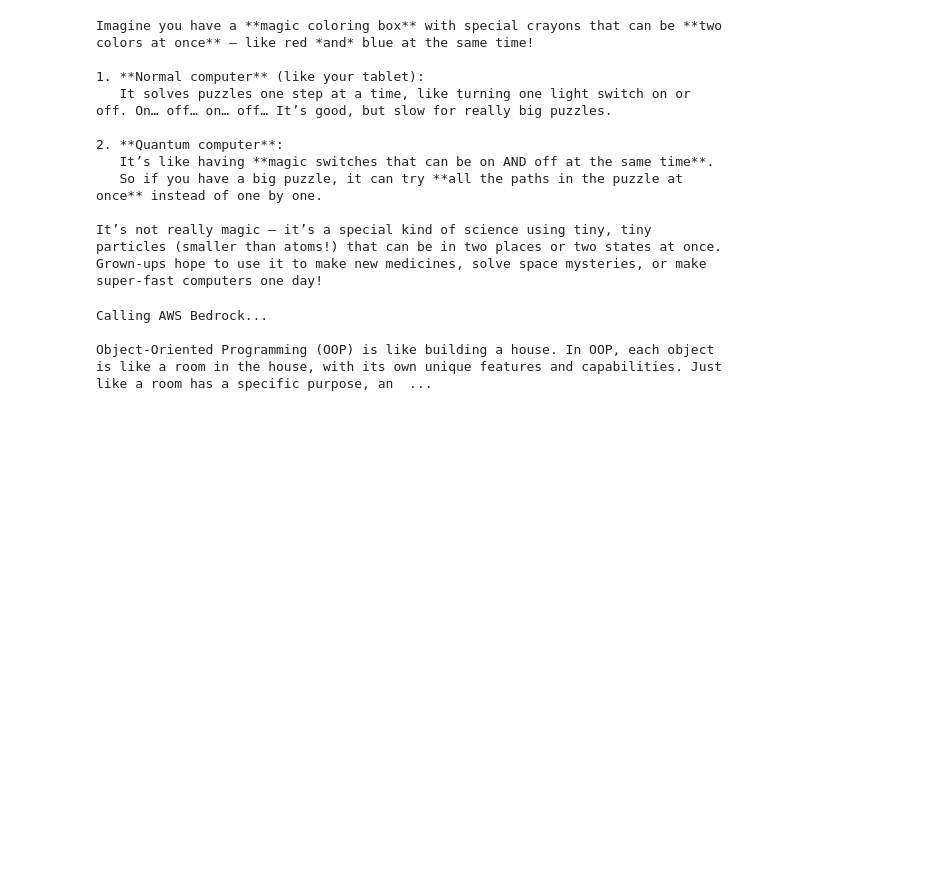
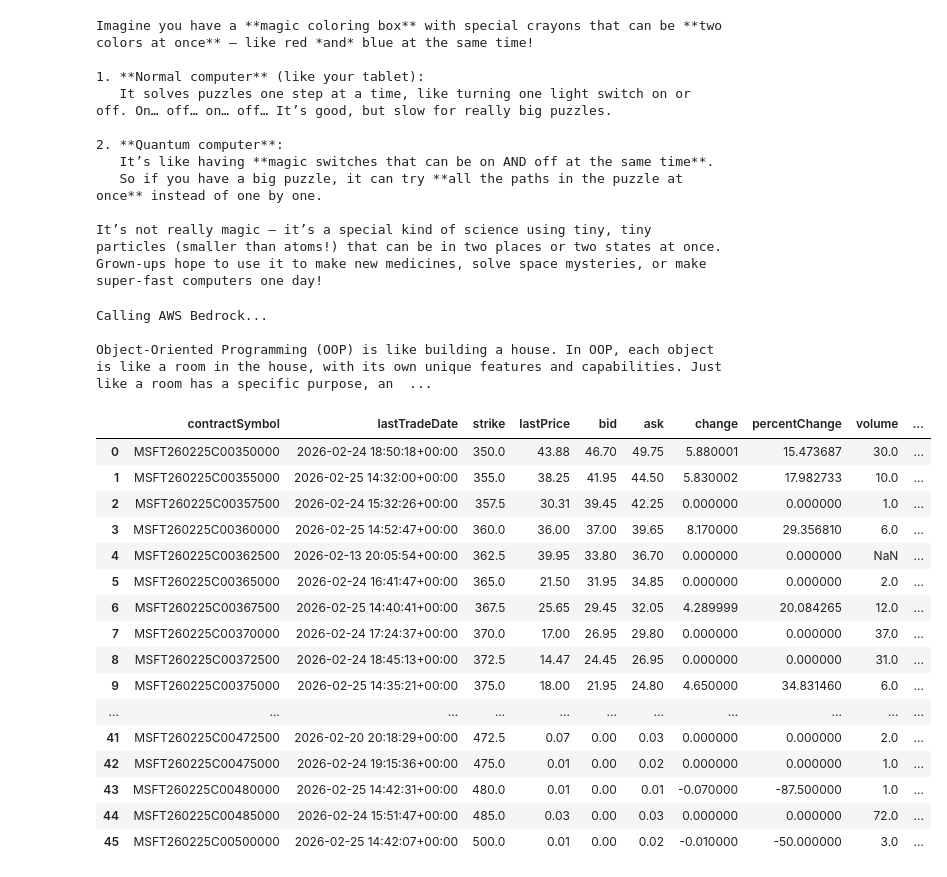
Before and after one commit to mavalderrama/tenk_rag, a Jupyter notebook: notebooks/testing.ipynb, the cells around one changed output. Cells and saved outputs as stored; diff of their text form; code cells hidden in the pictures; blank space fills up the shorter version.

```diff
--- a/notebooks/testing.ipynb
+++ b/notebooks/testing.ipynb
@@ -125,0 +129,26 @@ Object-Oriented Programming (OOP) is like building a house. In OOP, each object
+# %%
+dat = yf.Ticker("MSFT")
+# dat.info
+# dat.calendar
+# dat.analyst_price_targets
+# dat.quarterly_income_stmt
+# dat.history(period='1mo')
+dat.option_chain(dat.options[0]).calls
+# %% [output]
+|  | contractSymbol | lastTradeDate | strike | lastPrice | bid | ask | change | percentChange | volume | ... |
+| 0 | MSFT260225C00350000 | 2026-02-24 18:50:18+00:00 | 350.0 | 43.88 | 46.70 | 49.75 | 5.880001 | 15.473687 | 30.0 | ... |
+| 1 | MSFT260225C00355000 | 2026-02-25 14:32:00+00:00 | 355.0 | 38.25 | 41.95 | 44.50 | 5.830002 | 17.982733 | 10.0 | ... |
+| 2 | MSFT260225C00357500 | 2026-02-24 15:32:26+00:00 | 357.5 | 30.31 | 39.45 | 42.25 | 0.000000 | 0.000000 | 1.0 | ... |
+| 3 | MSFT260225C00360000 | 2026-02-25 14:52:47+00:00 | 360.0 | 36.00 | 37.00 | 39.65 | 8.170000 | 29.356810 | 6.0 | ... |
+| 4 | MSFT260225C00362500 | 2026-02-13 20:05:54+00:00 | 362.5 | 39.95 | 33.80 | 36.70 | 0.000000 | 0.000000 | NaN | ... |
+| 5 | MSFT260225C00365000 | 2026-02-24 16:41:47+00:00 | 365.0 | 21.50 | 31.95 | 34.85 | 0.000000 | 0.000000 | 2.0 | ... |
+| 6 | MSFT260225C00367500 | 2026-02-25 14:40:41+00:00 | 367.5 | 25.65 | 29.45 | 32.05 | 4.289999 | 20.084265 | 12.0 | ... |
+| 7 | MSFT260225C00370000 | 2026-02-24 17:24:37+00:00 | 370.0 | 17.00 | 26.95 | 29.80 | 0.000000 | 0.000000 | 37.0 | ... |
+| 8 | MSFT260225C00372500 | 2026-02-24 18:45:13+00:00 | 372.5 | 14.47 | 24.45 | 26.95 | 0.000000 | 0.000000 | 31.0 | ... |
+| 9 | MSFT260225C00375000 | 2026-02-25 14:35:21+00:00 | 375.0 | 18.00 | 21.95 | 24.80 | 4.650000 | 34.831460 | 6.0 | ... |
+| ... | ... | ... | ... | ... | ... | ... | ... | ... | ... | ... |
+| 41 | MSFT260225C00472500 | 2026-02-20 20:18:29+00:00 | 472.5 | 0.07 | 0.00 | 0.03 | 0.000000 | 0.000000 | 2.0 | ... |
+| 42 | MSFT260225C00475000 | 2026-02-24 19:15:36+00:00 | 475.0 | 0.01 | 0.00 | 0.02 | 0.000000 | 0.000000 | 1.0 | ... |
+| 43 | MSFT260225C00480000 | 2026-02-25 14:42:31+00:00 | 480.0 | 0.01 | 0.00 | 0.01 | -0.070000 | -87.500000 | 1.0 | ... |
+| 44 | MSFT260225C00485000 | 2026-02-24 15:51:47+00:00 | 485.0 | 0.03 | 0.00 | 0.03 | 0.000000 | 0.000000 | 72.0 | ... |
+| 45 | MSFT260225C00500000 | 2026-02-25 14:42:07+00:00 | 500.0 | 0.01 | 0.00 | 0.02 | -0.010000 | -50.000000 | 3.0 | ... |
```
Also changed, not shown: parts of 1 cell of this notebook, 6 other files.
